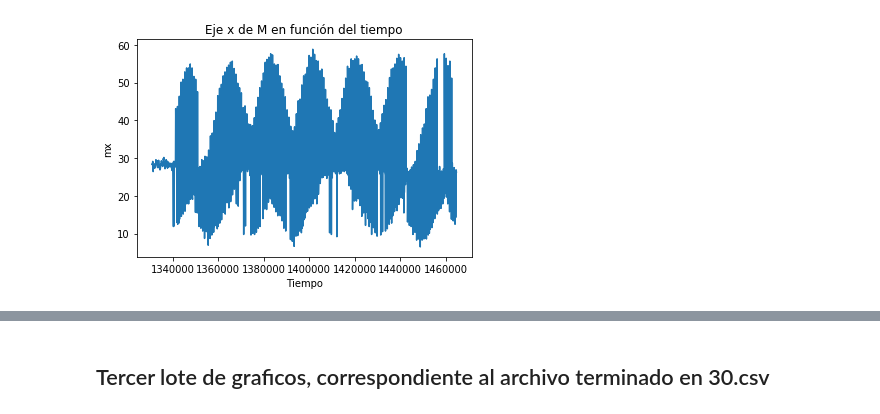
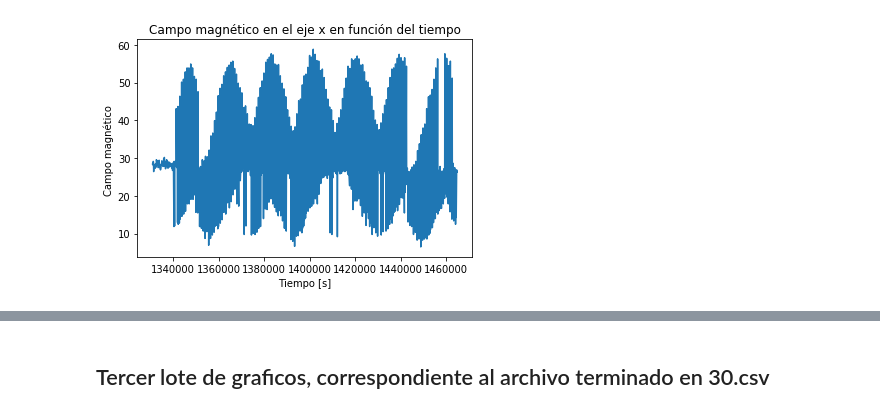
Before and after one commit to Luninni/ExperenciaSatelites, a Jupyter notebook: graficos.ipynb, the cells around one changed output, grey strips where cells are left out. Cells and saved outputs as stored; diff of their text form; code cells hidden in the pictures.

```diff
--- a/graficos.ipynb
+++ b/graficos.ipynb
@@ -153,10 +177,10 @@ archivo.close()
 # %%
 plt.plot(time2,mx2)
-plt.xlabel("Tiempo")
-plt.ylabel("mx")
-plt.title("Eje x de M en función del tiempo")
+plt.xlabel("Tiempo [s]")
+plt.ylabel("Campo magnético ")
+plt.title("Campo magnético en el eje x en función del tiempo")
 plt.show()
 # %% [output]
-[figure, old version]
+[figure, new version]
 # %%
 plt.plot(time2,my2)
```
Also changed, not shown: parts of 37 cells of this notebook.
